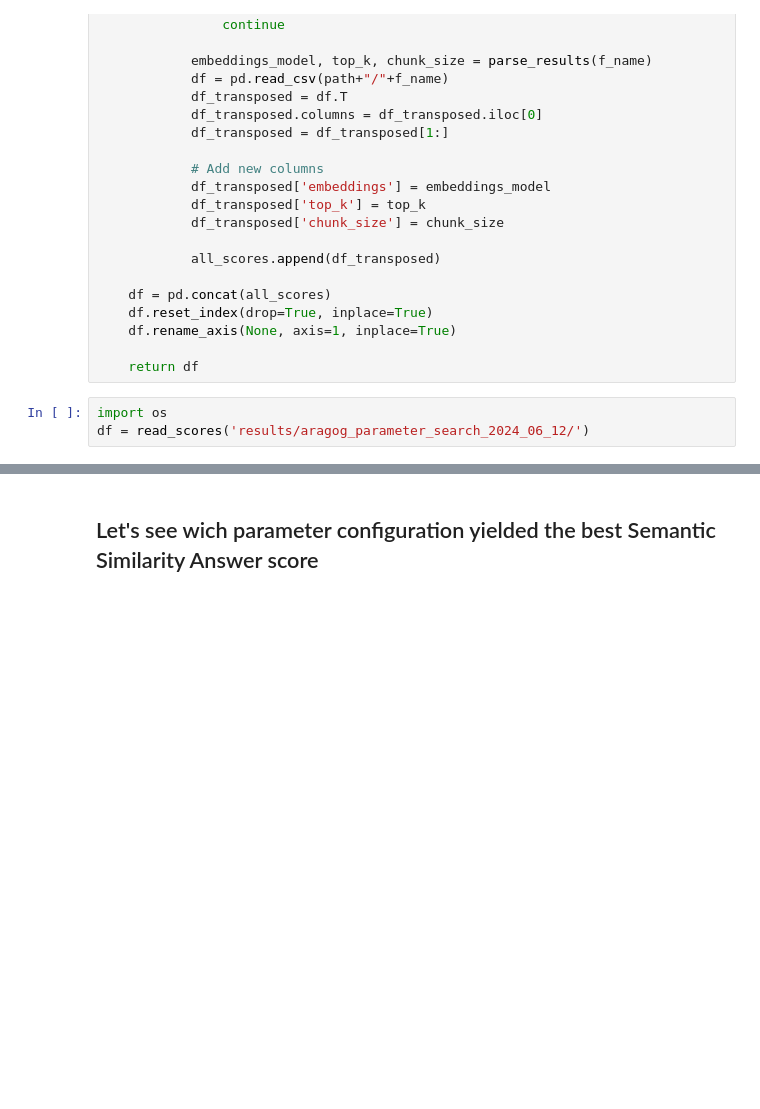
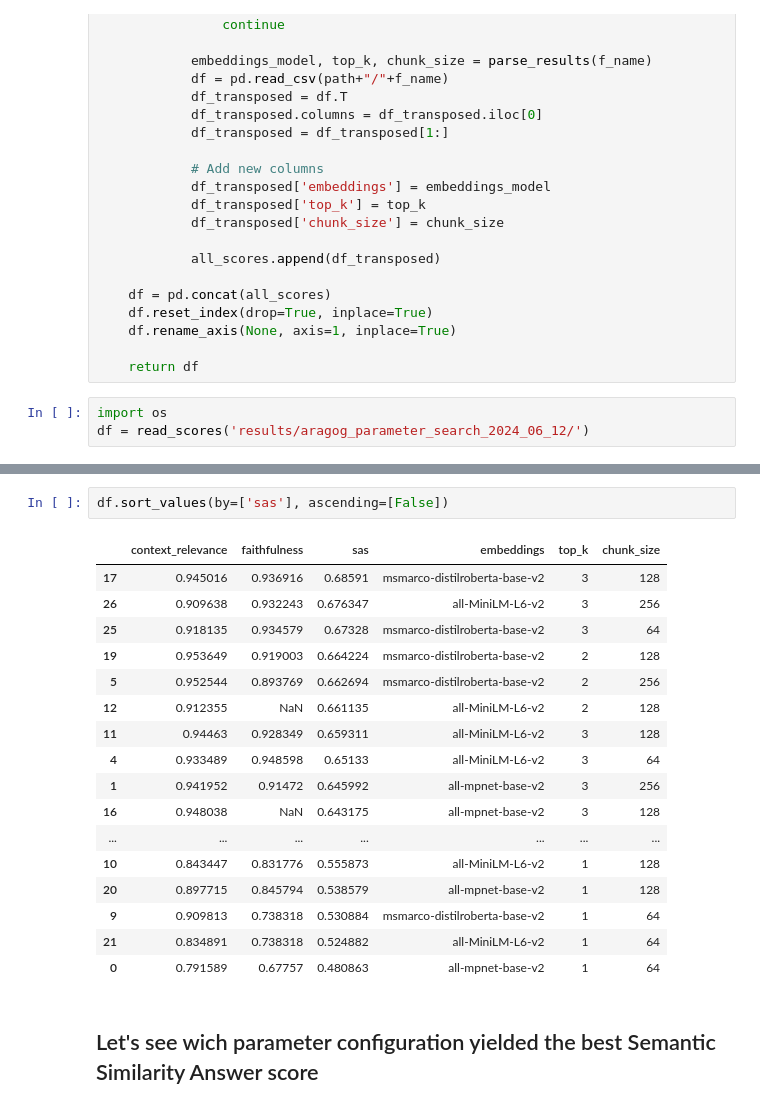
Before and after one commit to deepset-ai/haystack-evaluation, a Jupyter notebook: evaluations/analyze_aragog_parameter_search.ipynb, the cells around one changed output, grey strips where cells are left out. Saved outputs shown, nothing was run; the diff lists cells and outputs as text; blank space fills up the shorter version.

```diff
--- a/evaluations/analyze_aragog_parameter_search.ipynb
+++ b/evaluations/analyze_aragog_parameter_search.ipynb
@@ -67,3 +67,23 @@ df
+# %%
+df.sort_values(by=['sas'], ascending=[False])
+# %% [output]
+|  | context_relevance | faithfulness | sas | embeddings | top_k | chunk_size |
+| 17 | 0.945016 | 0.936916 | 0.68591 | msmarco-distilroberta-base-v2 | 3 | 128 |
+| 26 | 0.909638 | 0.932243 | 0.676347 | all-MiniLM-L6-v2 | 3 | 256 |
+| 25 | 0.918135 | 0.934579 | 0.67328 | msmarco-distilroberta-base-v2 | 3 | 64 |
+| 19 | 0.953649 | 0.919003 | 0.664224 | msmarco-distilroberta-base-v2 | 2 | 128 |
+| 5 | 0.952544 | 0.893769 | 0.662694 | msmarco-distilroberta-base-v2 | 2 | 256 |
+| 12 | 0.912355 | NaN | 0.661135 | all-MiniLM-L6-v2 | 2 | 128 |
+| 11 | 0.94463 | 0.928349 | 0.659311 | all-MiniLM-L6-v2 | 3 | 128 |
+| 4 | 0.933489 | 0.948598 | 0.65133 | all-MiniLM-L6-v2 | 3 | 64 |
+| 1 | 0.941952 | 0.91472 | 0.645992 | all-mpnet-base-v2 | 3 | 256 |
+| 16 | 0.948038 | NaN | 0.643175 | all-mpnet-base-v2 | 3 | 128 |
+| ... | ... | ... | ... | ... | ... | ... |
+| 10 | 0.843447 | 0.831776 | 0.555873 | all-MiniLM-L6-v2 | 1 | 128 |
+| 20 | 0.897715 | 0.845794 | 0.538579 | all-mpnet-base-v2 | 1 | 128 |
+| 9 | 0.909813 | 0.738318 | 0.530884 | msmarco-distilroberta-base-v2 | 1 | 64 |
+| 21 | 0.834891 | 0.738318 | 0.524882 | all-MiniLM-L6-v2 | 1 | 64 |
+| 0 | 0.791589 | 0.67757 | 0.480863 | all-mpnet-base-v2 | 1 | 64 |
 # %% [markdown]
 ## Let's see wich parameter configuration yielded the best Semantic Similarity Answer score
 # %%
```
Also changed, not shown: parts of 3 cells of this notebook, 1 other file.
